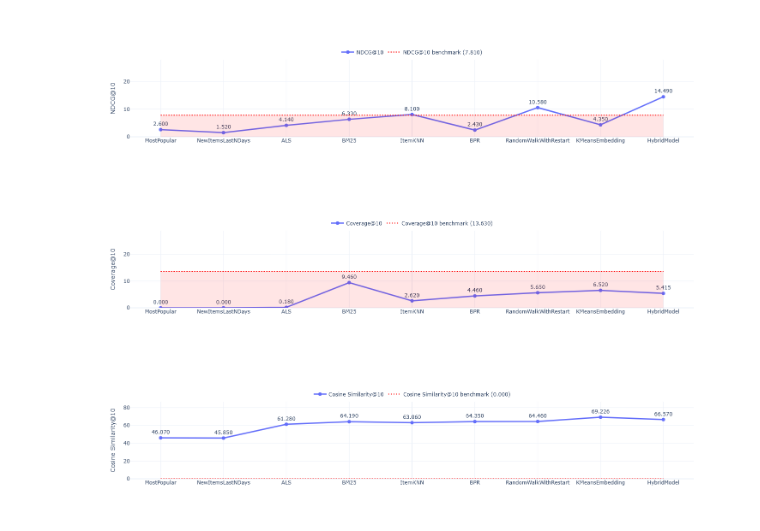
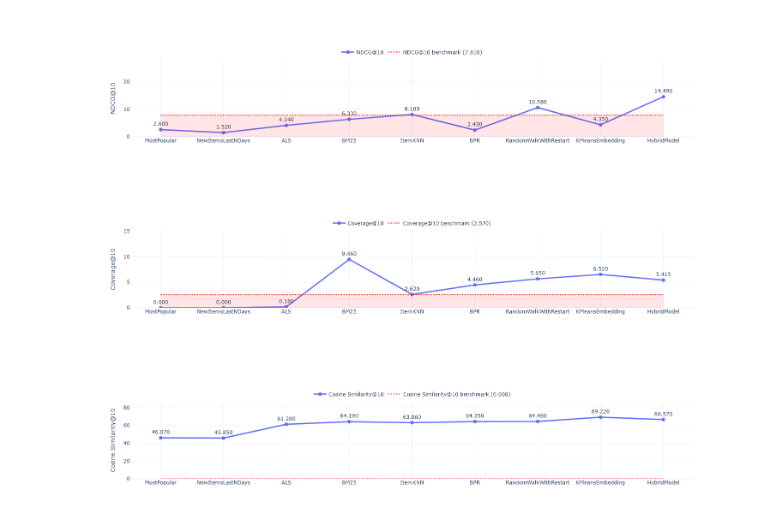
Before and after one commit to Nastasy822/music-recommendation-experiments, a Jupyter notebook: notebooks/results.ipynb, the cells around one changed output. Drawn from its saved outputs; the diff is of its cells as text; code cells hidden in the pictures.

Commit message:
chore(readme): update coverage

```diff
--- a/notebooks/results.ipynb
+++ b/notebooks/results.ipynb
@@ -102,33 +102,33 @@ fig_recall = plot_metric_with_benchmark(
     dashed=False
 )
 fig_recall.show()
 
 # 2) график NDCG@10
 fig_ndcg = plot_metric_with_benchmark(
     "NDCG@10", ndcg_scores, experiments,
     benchmark_value=0.0781*100,    # максимум авторов по NDCG
     dashed=False              # отличим стиль линий, если хочешь
 )
 fig_ndcg.show()
 
 # 3) график Coverage@10
 fig_coverage = plot_metric_with_benchmark(
     "Coverage@10", coverage_scores, experiments,
-    benchmark_value=0.1363*100,    # максимум авторов по Coverage
+    benchmark_value=0.0257*100,    # максимум авторов по Coverage
     dashed=False
 )
 fig_coverage.show()
 
 
 # 3) график Coverage@10
 fig_cosine_similarity = plot_metric_with_benchmark(
     "Cosine Similarity@10", cosine_similarity_scores, experiments,
     benchmark_value=0.0000*100,    # максимум авторов по Coverage
     dashed=False
 )
 fig_cosine_similarity.show()
 # %% [output]
 [figure]
 [figure]
-[figure, old version]
+[figure, new version]
 [figure]
```
Also changed, not shown: 1 other file.
